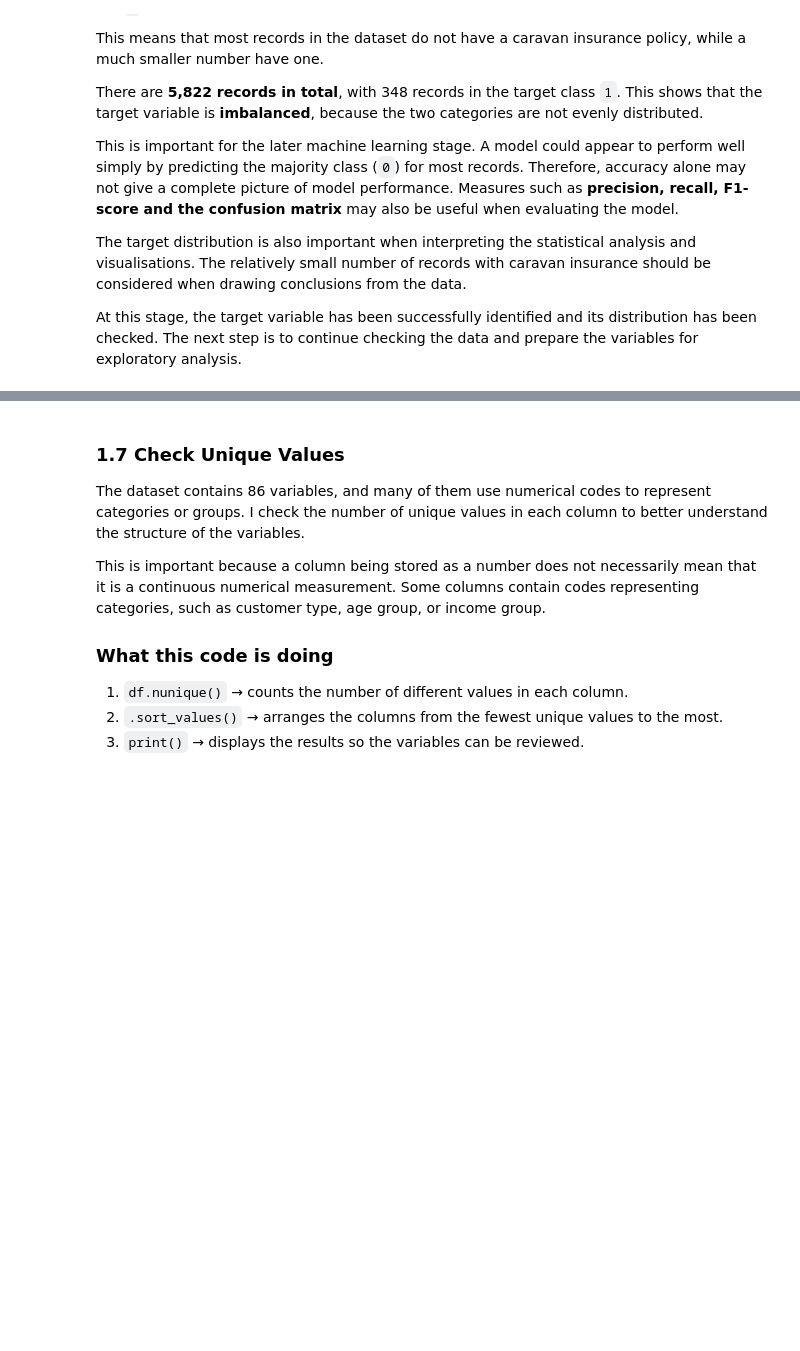
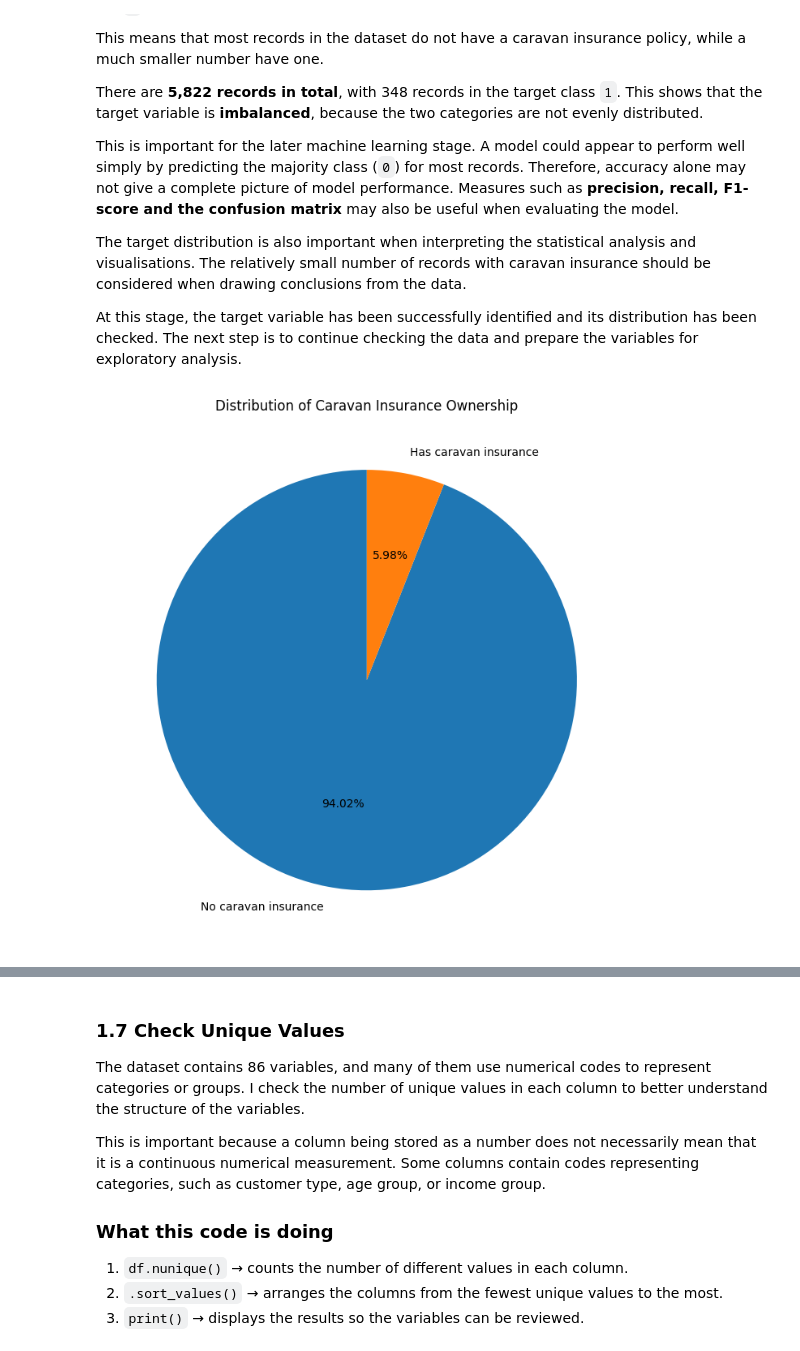
Before and after one commit to yetundeokunlade-commits/insurance-customer-analysis-2, a Jupyter notebook: jupyter_notebooks/Notebook_Template.ipynb, the cells around one changed output, grey strips where cells are left out. Cells and saved outputs as stored; diff of their text form; code cells hidden in the pictures; blank space fills up the shorter version.

```diff
--- a/jupyter_notebooks/Notebook_Template.ipynb
+++ b/jupyter_notebooks/Notebook_Template.ipynb
@@ -495,3 +495,22 @@ This is important for the later machine learning stage. A model could appear to
 The target distribution is also important when interpreting the statistical analysis and visualisations. The relatively small number of records with caravan insurance should be considered when drawing conclusions from the data.
 
 At this stage, the target variable has been successfully identified and its distribution has been checked. The next step is to continue checking the data and prepare the variables for exploratory analysis.
+# %%
+# Create labels for the two caravan insurance categories.
+labels = ["No caravan insurance", "Has caravan insurance"]
+
+# Plot the overall caravan insurance target distribution.
+plt.figure(figsize=(7, 7))
+plt.pie(
+    caravan_counts,
+    labels=labels,
+    autopct="%1.2f%%",
+    startangle=90
+)
+
+# Add a title and display the chart.
+plt.title("Distribution of Caravan Insurance Ownership")
+plt.tight_layout()
+plt.show()
+# %% [output]
+[figure, added]
```
Also changed, not shown: parts of 9 cells of this notebook, 1 other file.
